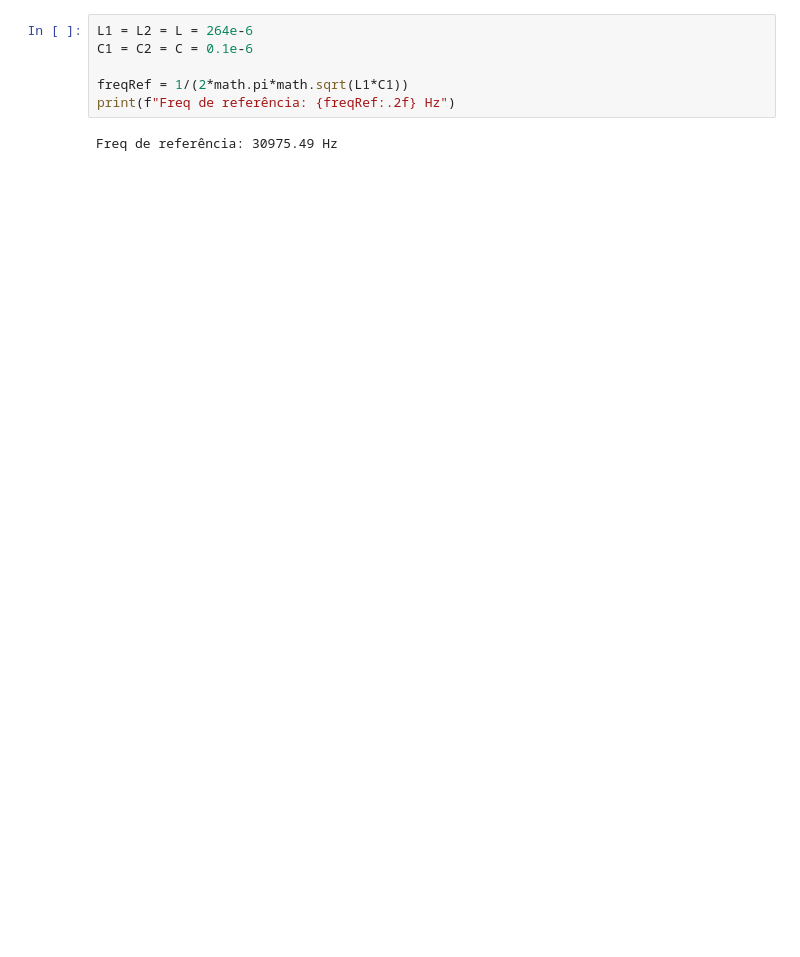
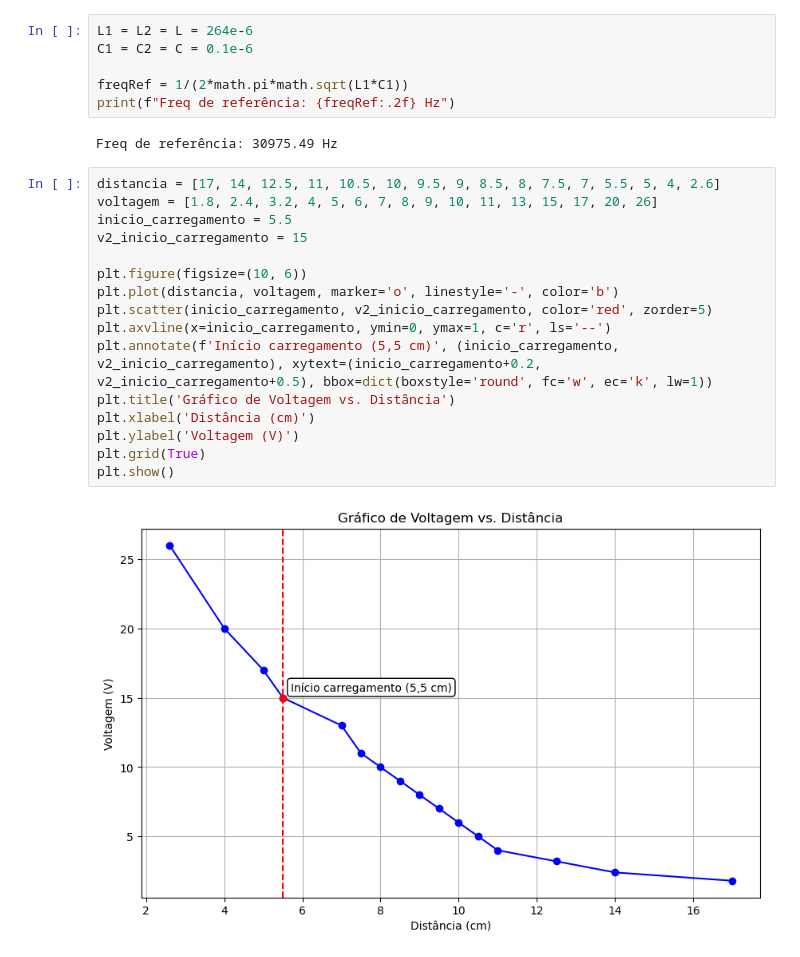
Before and after one commit to pabdutra/eletromag, a Jupyter notebook: projeto.ipynb, the cells around one changed output. Cells and saved outputs as stored; diff of their text form; blank space fills up the shorter version.

Commit message:
grafico distancia

```diff
--- a/projeto.ipynb
+++ b/projeto.ipynb
@@ -188,3 +197,21 @@ freqRef = 1/(2*math.pi*math.sqrt(L1*C1))
 print(f"Freq de referência: {freqRef:.2f} Hz")
 # %% [output]
 Freq de referência: 30975.49 Hz
+# %%
+distancia = [17, 14, 12.5, 11, 10.5, 10, 9.5, 9, 8.5, 8, 7.5, 7, 5.5, 5, 4, 2.6]
+voltagem = [1.8, 2.4, 3.2, 4, 5, 6, 7, 8, 9, 10, 11, 13, 15, 17, 20, 26]
+inicio_carregamento = 5.5
+v2_inicio_carregamento = 15
+
+plt.figure(figsize=(10, 6))
+plt.plot(distancia, voltagem, marker='o', linestyle='-', color='b')
+plt.scatter(inicio_carregamento, v2_inicio_carregamento, color='red', zorder=5)
+plt.axvline(x=inicio_carregamento, ymin=0, ymax=1, c='r', ls='--')
+plt.annotate(f'Início carregamento (5,5 cm)', (inicio_carregamento, v2_inicio_carregamento), xytext=(inicio_carregamento+0.2, v2_inicio_carregamento+0.5), bbox=dict(boxstyle='round', fc='w', ec='k', lw=1))
+plt.title('Gráfico de Voltagem vs. Distância')
+plt.xlabel('Distância (cm)')
+plt.ylabel('Voltagem (V)')
+plt.grid(True)
+plt.show()
+# %% [output]
+[figure, added]
```
Also changed, not shown: parts of 1 cell of this notebook.
